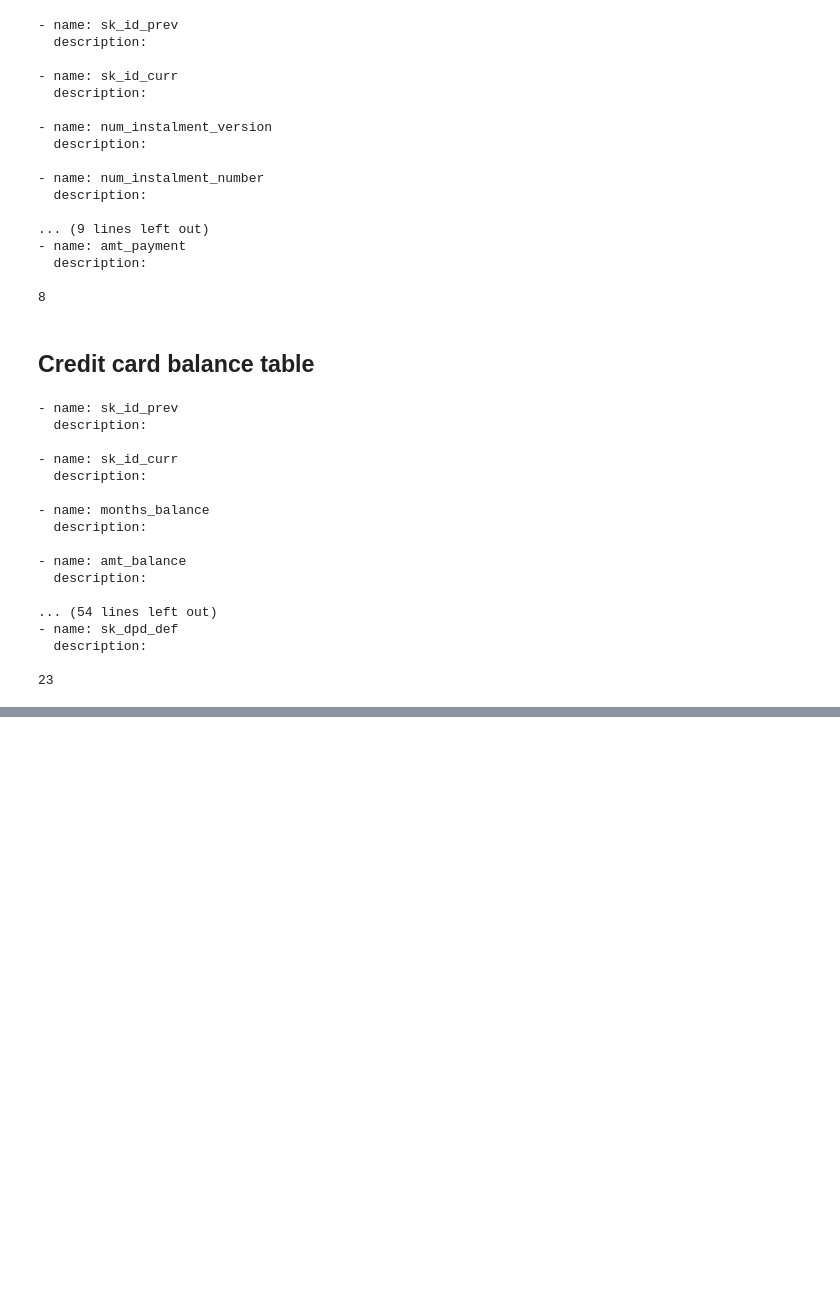
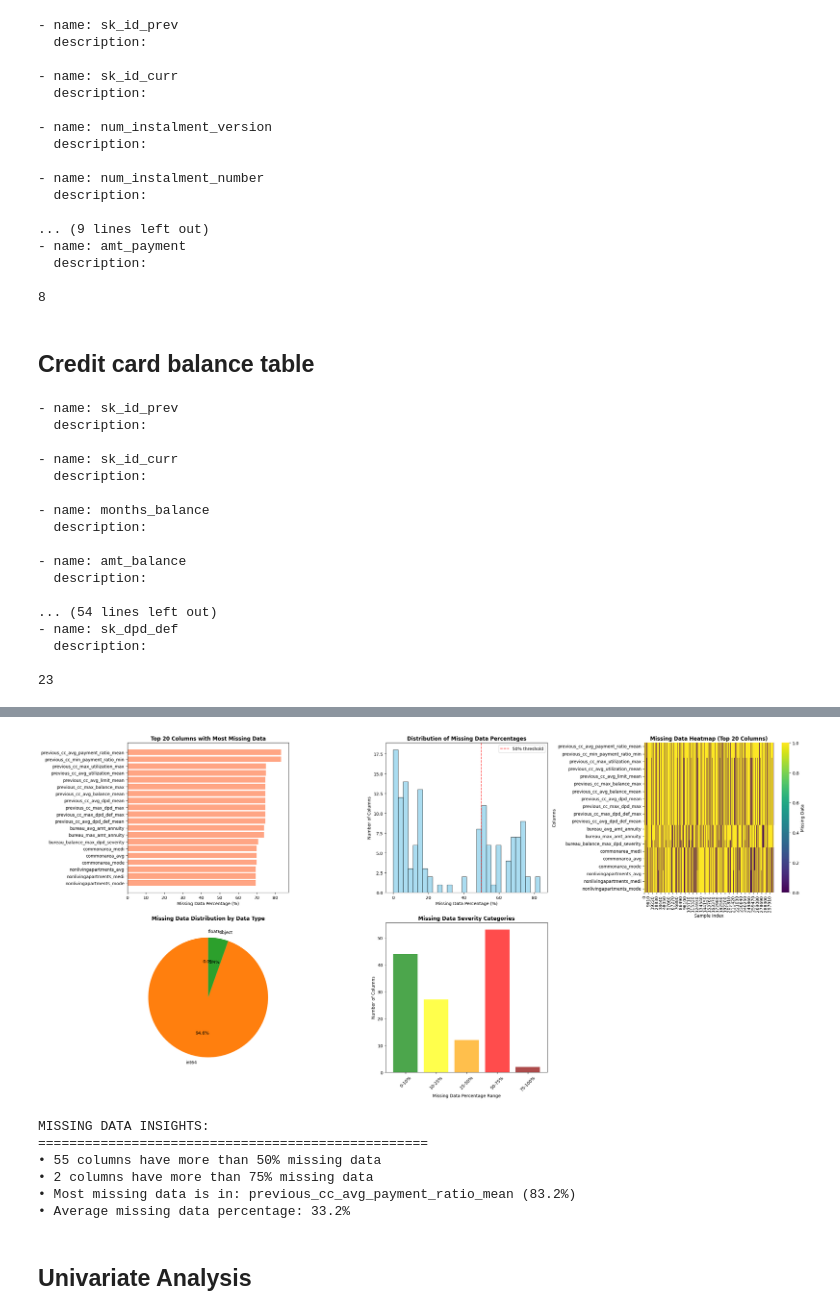
Before and after one commit to GiaKhanhs/home_credit_risk, a Jupyter notebook: notebooks/EDA.ipynb, the cells around one changed output, grey strips where cells are left out. Drawn from its saved outputs; the diff is of its cells as text; code cells hidden in the pictures; blank space fills up the shorter version.

Commit message:
Feature engineering data version 1

```diff
--- a/notebooks/EDA.ipynb
+++ b/notebooks/EDA.ipynb
@@ -273,0 +278,3 @@ print(count)
+# %%
+df = create_df("mart_application_train")
+df
@@ -273,0 +523,72 @@ print(count)
+# %%
+# Create comprehensive missing data visualization
+plt.figure(figsize=(25, 12))
+
+# Plot 1: Top 20 columns with most missing data
+plt.subplot(2, 3, 1)
+top_missing = missing_df.head(20)
+plt.barh(range(len(top_missing)), top_missing['Missing_Percentage'], color='coral', alpha=0.7)
+plt.yticks(range(len(top_missing)), top_missing['Column'])
+plt.xlabel('Missing Data Percentage (%)')
+plt.title('Top 20 Columns with Most Missing Data', fontsize=12, fontweight='bold')
+plt.gca().invert_yaxis()
+
+# Plot 2: Distribution of missing data percentages
+plt.subplot(2, 3, 2)
+plt.hist(missing_percent[missing_percent > 0], bins=30, edgecolor='black', alpha=0.7, color='skyblue')
+plt.xlabel('Missing Data Percentage (%)')
+plt.ylabel('Number of Columns')
+plt.title('Distribution of Missing Data Percentages', fontsize=12, fontweight='bold')
+plt.axvline(x=50, color='red', linestyle='--', alpha=0.7, label='50% threshold')
+plt.legend()
+
+# Plot 3: Missing data heatmap for top 20 columns
+plt.subplot(2, 3, 3)
+top_20_cols = missing_df.head(20)['Column'].tolist()
+missing_heatmap_data = df[top_20_cols].isnull()
+sns.heatmap(missing_heatmap_data.T, cbar=True, yticklabels=True, cmap='viridis',
+            cbar_kws={'label': 'Missing Data'})
+plt.title('Missing Data Heatmap (Top 20 Columns)', fontsize=12, fontweight='bold')
+plt.xlabel('Sample Index')
+plt.ylabel('Columns')
+
+# Plot 4: Missing data by data type
+plt.subplot(2, 3, 4)
+data_types = df.dtypes.value_counts()
+missing_by_type = df.groupby(df.dtypes, axis=1).apply(lambda x: x.isnull().sum().sum())
+plt.pie(missing_by_type.values, labels=data_types.index, autopct='%1.1f%%', startangle=90)
+plt.title('Missing Data Distribution by Data Type', fontsize=12, fontweight='bold')
+
+
+# Plot 6: Missing data severity categories
+plt.subplot(2, 3, 5)
+severity_categories = pd.cut(missing_percent[missing_percent > 0],
+                           bins=[0, 10, 25, 50, 75, 100],
+                           labels=['0-10%', '10-25%', '25-50%', '50-75%', '75-100%'])
+severity_counts = severity_categories.value_counts().sort_index()
+plt.bar(severity_counts.index, severity_counts.values, color=['green', 'yellow', 'orange', 'red', 'darkred'], alpha=0.7)
+plt.xlabel('Missing Data Percentage Range')
+plt.ylabel('Number of Columns')
+plt.title('Missing Data Severity Categories', fontsize=12, fontweight='bold')
+plt.xticks(rotation=45)
+
+plt.tight_layout()
+plt.show()
+
+# Analysis and insights
+print("\nMISSING DATA INSIGHTS:")
+print("=" * 50)
+print(f"• {len(missing_df[missing_df['Missing_Percentage'] > 50])} columns have more than 50% missing data")
+print(f"• {len(missing_df[missing_df['Missing_Percentage'] > 75])} columns have more than 75% missing data")
+print(f"• Most missing data is in: {missing_df.iloc[0]['Column']} ({missing_df.iloc[0]['Missing_Percentage']:.1f}%)")
+print(f"• Average missing data percentage: {missing_percent[missing_percent > 0].mean():.1f}%")
+# %% [output]
+[figure, added]
+MISSING DATA INSIGHTS:
+==================================================
+• 55 columns have more than 50% missing data
+• 2 columns have more than 75% missing data
+• Most missing data is in: previous_cc_avg_payment_ratio_mean (83.2%)
+• Average missing data percentage: 33.2%
+# %% [markdown]
+## Univariate Analysis
```
Also changed, not shown: parts of 55 cells of this notebook.
